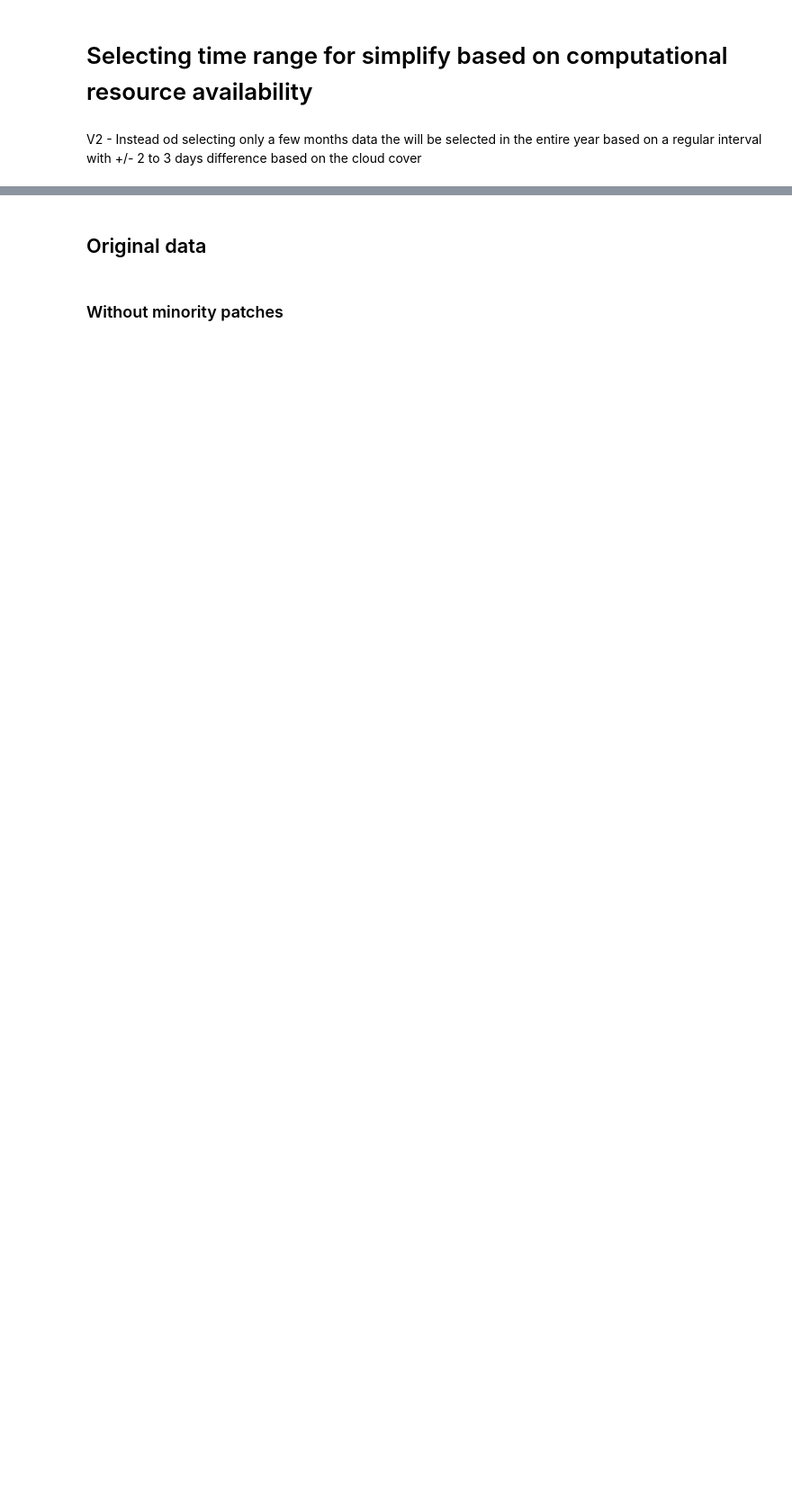
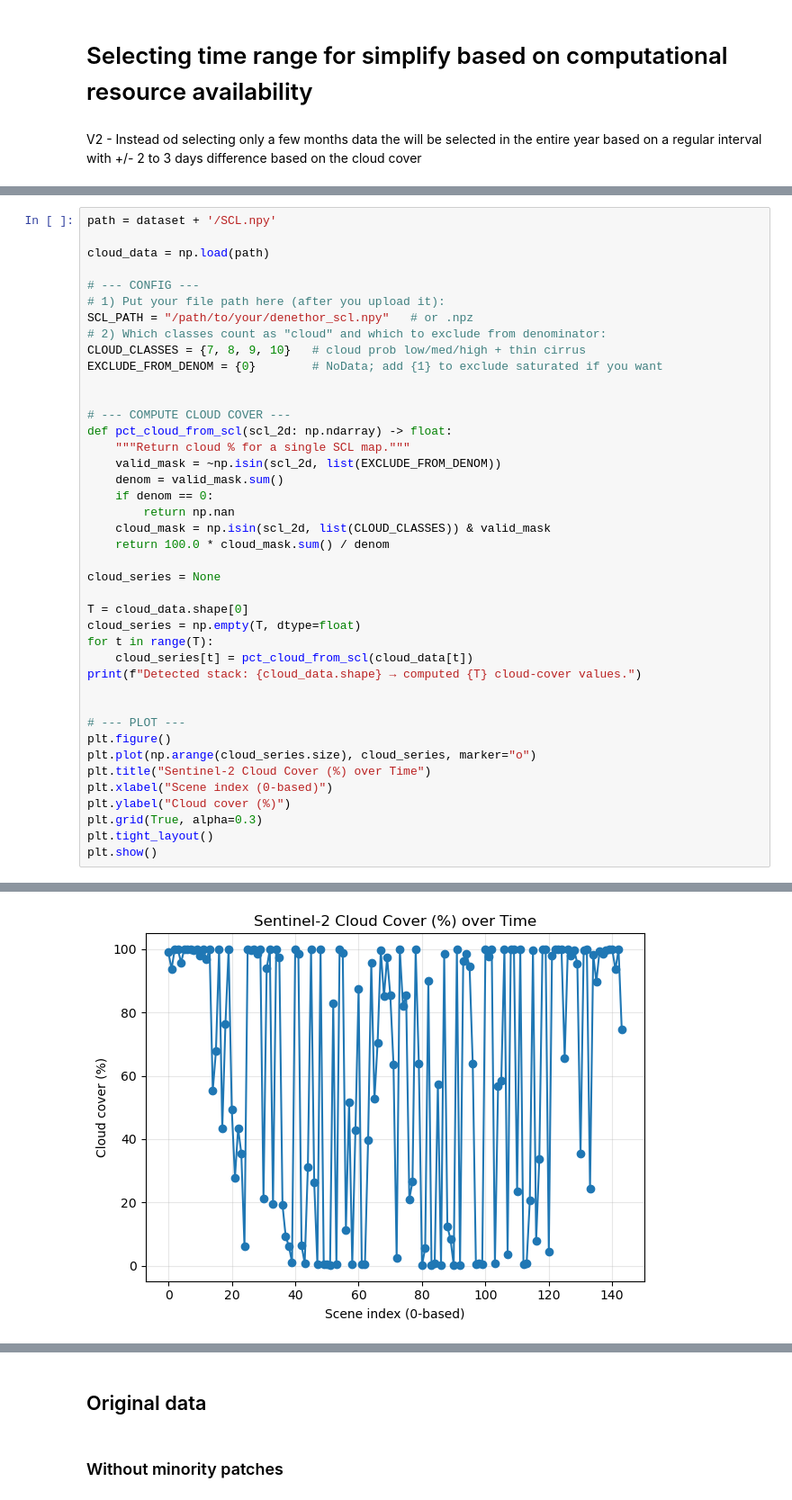
Before and after one commit to Suhaas0079/Farmland-Classification-using-Remote-Sensing, a Jupyter notebook: Notebooks/Data preprocessing - Train Data RGB+NIR-Temporal.ipynb, the cells around one changed output, grey strips where cells are left out. Shown: that part at 90% size. Cells and saved outputs as stored; diff of their text form; blank space fills up the shorter version.

```diff
--- a/Notebooks/Data preprocessing - Train Data RGB+NIR-Temporal.ipynb
+++ b/Notebooks/Data preprocessing - Train Data RGB+NIR-Temporal.ipynb
@@ -816,0 +819,42 @@ V2 - Instead od selecting only a few months data the will be selected in the ent
+# %%
+path = dataset + '/SCL.npy'
+
+cloud_data = np.load(path)
+
+# --- CONFIG ---
+# 1) Put your file path here (after you upload it):
+SCL_PATH = "/path/to/your/denethor_scl.npy"   # or .npz
+# 2) Which classes count as "cloud" and which to exclude from denominator:
+CLOUD_CLASSES = {7, 8, 9, 10}   # cloud prob low/med/high + thin cirrus
+EXCLUDE_FROM_DENOM = {0}        # NoData; add {1} to exclude saturated if you want
+
+
+# --- COMPUTE CLOUD COVER ---
+def pct_cloud_from_scl(scl_2d: np.ndarray) -> float:
+    """Return cloud % for a single SCL map."""
+    valid_mask = ~np.isin(scl_2d, list(EXCLUDE_FROM_DENOM))
+    denom = valid_mask.sum()
+    if denom == 0:
+        return np.nan
+    cloud_mask = np.isin(scl_2d, list(CLOUD_CLASSES)) & valid_mask
+    return 100.0 * cloud_mask.sum() / denom
+
+cloud_series = None
+
+T = cloud_data.shape[0]
+cloud_series = np.empty(T, dtype=float)
+for t in range(T):
+    cloud_series[t] = pct_cloud_from_scl(cloud_data[t])
+print(f"Detected stack: {cloud_data.shape} → computed {T} cloud-cover values.")
+
+
+# --- PLOT ---
+plt.figure()
+plt.plot(np.arange(cloud_series.size), cloud_series, marker="o")
+plt.title("Sentinel-2 Cloud Cover (%) over Time")
+plt.xlabel("Scene index (0-based)")
+plt.ylabel("Cloud cover (%)")
+plt.grid(True, alpha=0.3)
+plt.tight_layout()
+plt.show()
+# %% [output]
@@ -816,0 +862 @@ V2 - Instead od selecting only a few months data the will be selected in the ent
+[figure, added]
```
Also changed, not shown: parts of 7 cells of this notebook, 1 other file.
